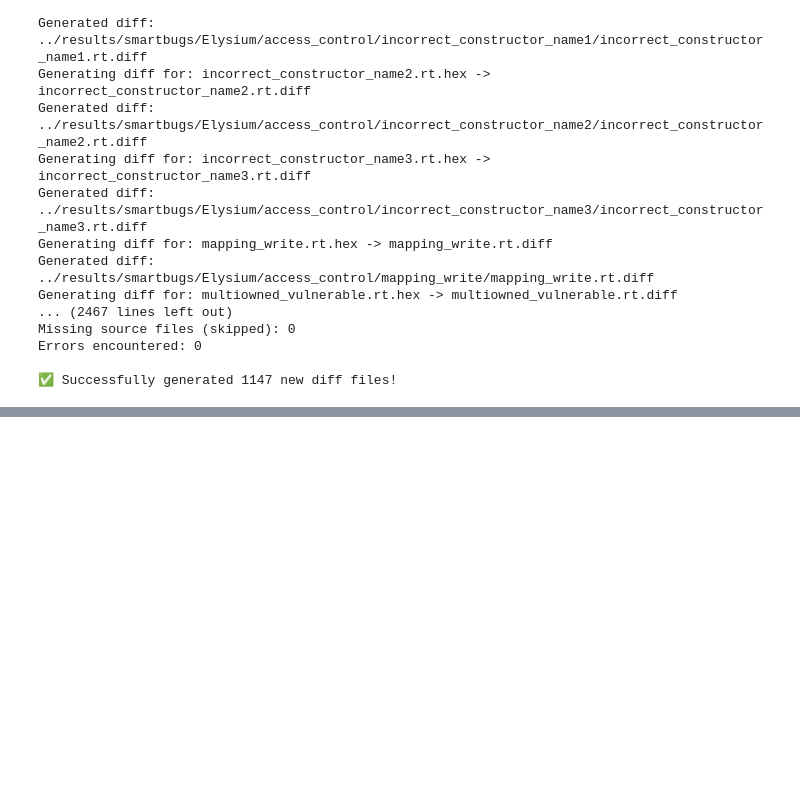
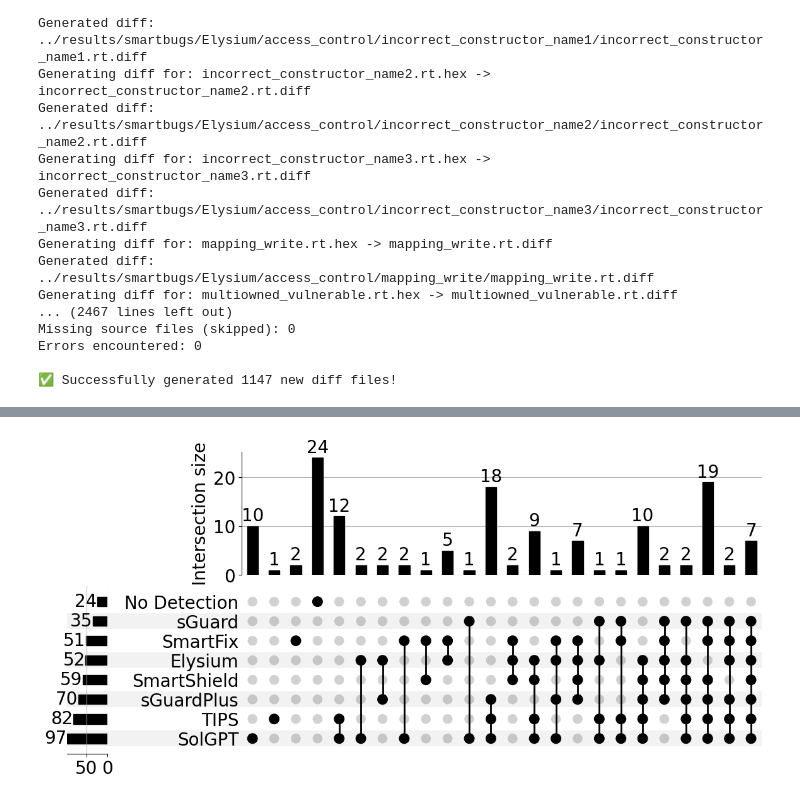
Before and after one commit to ASSERT-KTH/RepairComp, a Jupyter notebook: notebooks/manual_eval_sample_generator.ipynb, the cells around one changed output, grey strips where cells are left out. Drawn from its saved outputs; the diff is of its cells as text; code cells hidden in the pictures; blank space fills up the shorter version.

```diff
--- a/notebooks/manual_eval_sample_generator.ipynb
+++ b/notebooks/manual_eval_sample_generator.ipynb
@@ -302,0 +355,12 @@ Errors encountered: 0
+# %%
+
+# OVERLAP FOR DETECTION
+from matplotlib import pyplot as plt
+
+
+from upsetplot import from_contents, plot
+plot(from_contents(data), show_counts="{:,}")
+plt.rc('font', size=20)
+plt.savefig(os.path.join(storage_path,'plots/detection_overlap.png'), bbox_inches='tight')
+# %% [output]
+[figure, added]
```
Also changed, not shown: parts of 3 cells of this notebook.
